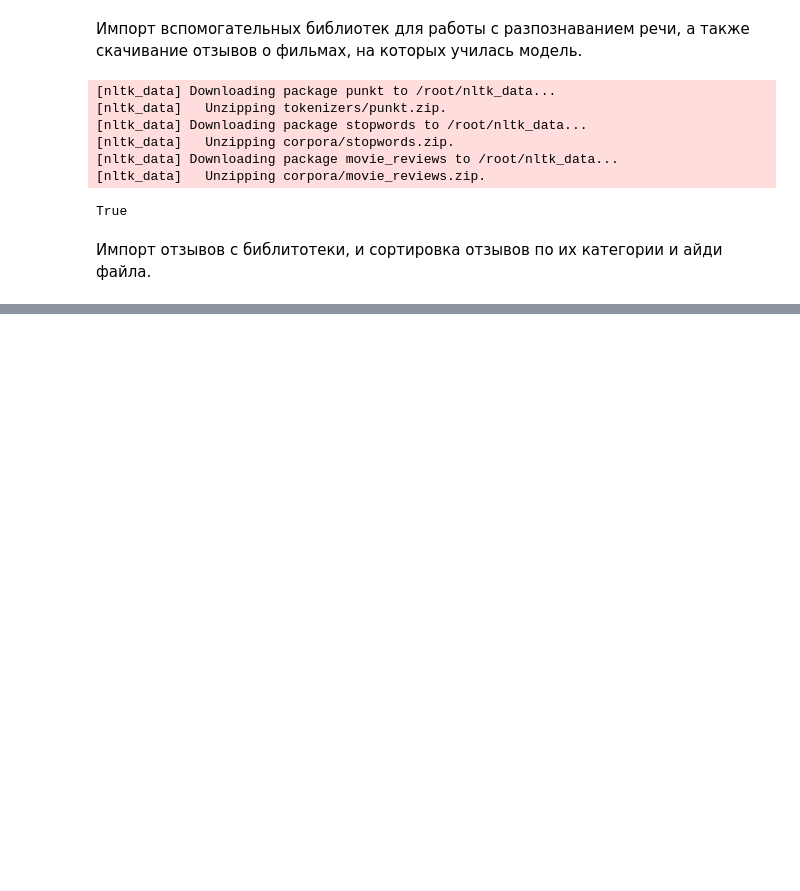
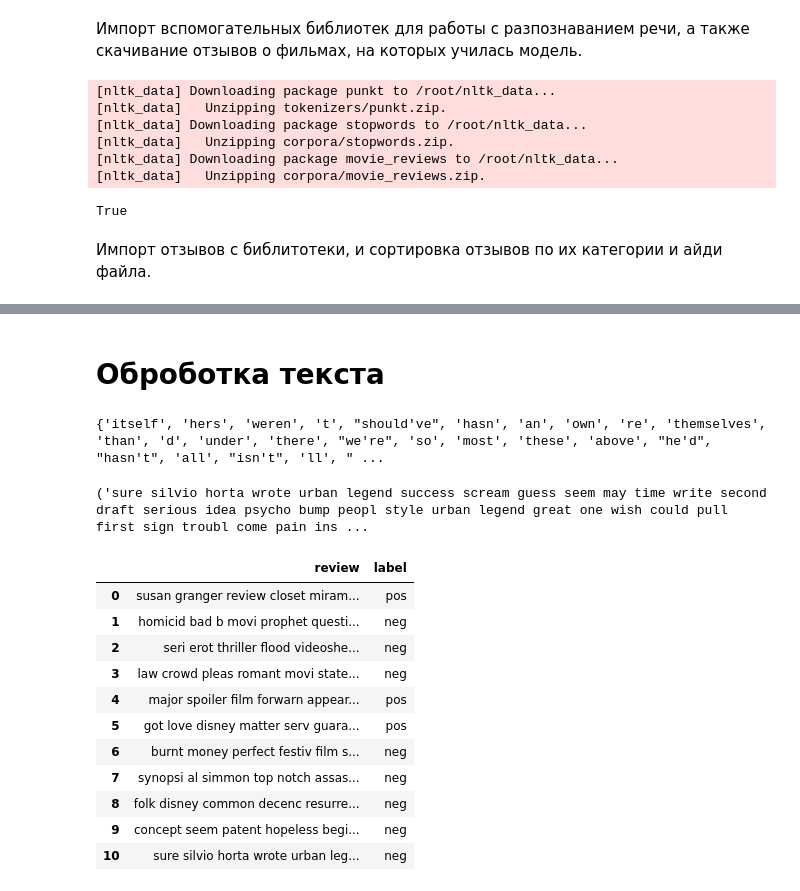
Before and after one commit to useroo5/MachineLearning, a Jupyter notebook: intro_to_NLP.ipynb, the cells around one changed output, grey strips where cells are left out. Cells and saved outputs as stored; diff of their text form; code cells hidden in the pictures; blank space fills up the shorter version.

```diff
--- a/intro_to_NLP.ipynb
+++ b/intro_to_NLP.ipynb
@@ -47,0 +48,2 @@ print(documents[10])
+# %% [markdown]
+# Оброботка текста
@@ -47,0 +62,4 @@ print(documents[10])
+# %%
+print(stop_words)
+# %% [output]
+{'itself', 'hers', 'weren', 't', "should've", 'hasn', 'an', 'own', 're', 'themselves', 'than', 'd', 'under', 'there', "we're", 'so', 'most', 'these', 'above', "he'd", "hasn't", 'all', "isn't", 'll', " ...
@@ -47,0 +68,20 @@ print(documents[10])
+# %%
+print(cleaned_documents[10])
+# %% [output]
+('sure silvio horta wrote urban legend success scream guess seem may time write second draft serious idea psycho bump peopl style urban legend great one wish could pull first sign troubl come pain ins ...
+# %%
+df = pd.DataFrame(cleaned_documents, columns=['review', 'label'])
+df.head(11)
+# %% [output]
+|  | review | label |
+| 0 | susan granger review closet miram... | pos |
+| 1 | homicid bad b movi prophet questi... | neg |
+| 2 | seri erot thriller flood videoshe... | neg |
+| 3 | law crowd pleas romant movi state... | neg |
+| 4 | major spoiler film forwarn appear... | pos |
+| 5 | got love disney matter serv guara... | pos |
+| 6 | burnt money perfect festiv film s... | neg |
+| 7 | synopsi al simmon top notch assas... | neg |
+| 8 | folk disney common decenc resurre... | neg |
+| 9 | concept seem patent hopeless begi... | neg |
+| 10 | sure silvio horta wrote urban leg... | neg |
```
Also changed, not shown: parts of 9 cells of this notebook.
